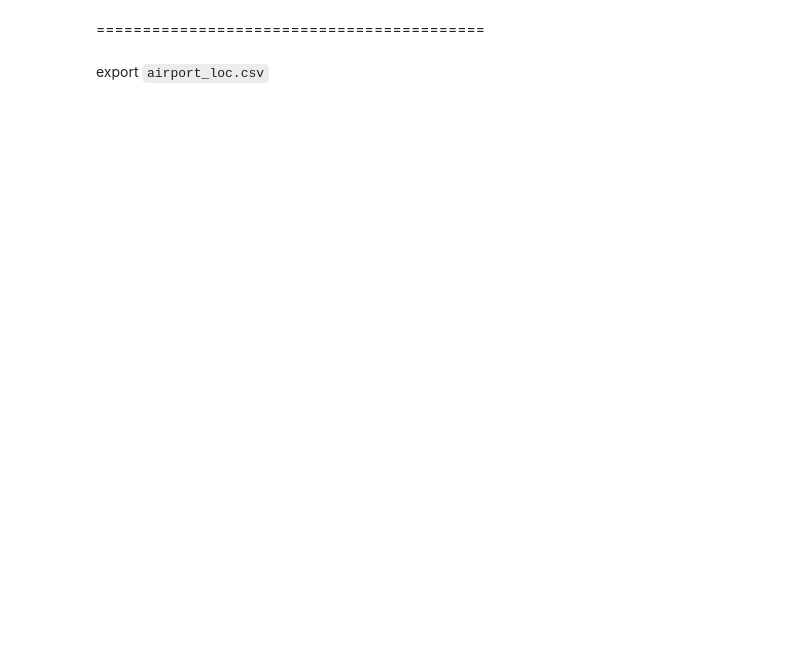
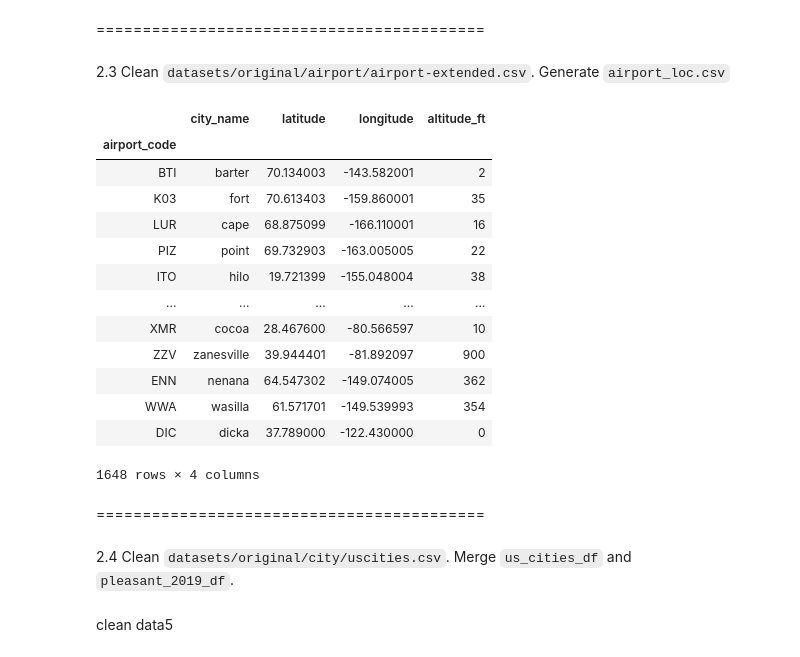
Before and after one commit to didyxdi/COGS108_final_project, a Jupyter notebook: merged_til_data_cleaning.ipynb, the cells around one changed output. Cells and saved outputs as stored; diff of their text form; code cells hidden in the pictures; blank space fills up the shorter version.

```diff
--- a/merged_til_data_cleaning.ipynb
+++ b/merged_til_data_cleaning.ipynb
@@ -114,5 +130,7 @@ NameError: name 'unpleasant_2009' is not defined
 # %% [markdown]
 ==========================================
+# %% [markdown]
+2.3 Clean `datasets/original/airport/airport-extended.csv`. Generate `airport_loc.csv`
 # %%
 #clean city_name
 def clean_city_name(input_city):
@@ -163,6 +181,21 @@ airport_loc_df = airport_loc_df[airport_loc_df["airport_code"]!="\\N"] # remove
 airport_loc_df = airport_loc_df.set_index("airport_code")
 
 airport_loc_df["city_name"] = airport_loc_df["city_name"].apply(clean_city_name)
-# %% [markdown]
-export `airport_loc.csv`
+# %%
+airport_loc_df
+# %% [output]
+|  | city_name | latitude | longitude | altitude_ft |
+| airport_code |  |  |  |  |
+| BTI | barter | 70.134003 | -143.582001 | 2 |
+| K03 | fort | 70.613403 | -159.860001 | 35 |
+| LUR | cape | 68.875099 | -166.110001 | 16 |
+| PIZ | point | 69.732903 | -163.005005 | 22 |
+| ITO | hilo | 19.721399 | -155.048004 | 38 |
+| ... | ... | ... | ... | ... |
+| XMR | cocoa | 28.467600 | -80.566597 | 10 |
+| ZZV | zanesville | 39.944401 | -81.892097 | 900 |
+| ENN | nenana | 64.547302 | -149.074005 | 362 |
+| WWA | wasilla | 61.571701 | -149.539993 | 354 |
+| DIC | dicka | 37.789000 | -122.430000 | 0 |
+1648 rows × 4 columns
 # %%
@@ -169,0 +203,6 @@ airport_loc_df.to_csv("datasets/cleaned/airport_loc.csv")
+# %% [markdown]
+==========================================
+# %% [markdown]
+2.4 Clean `datasets/original/city/uscities.csv`. Merge `us_cities_df` and `pleasant_2019_df`.
+# %% [markdown]
+clean data5
```
Also changed, not shown: parts of 15 cells of this notebook, 3 other files.
